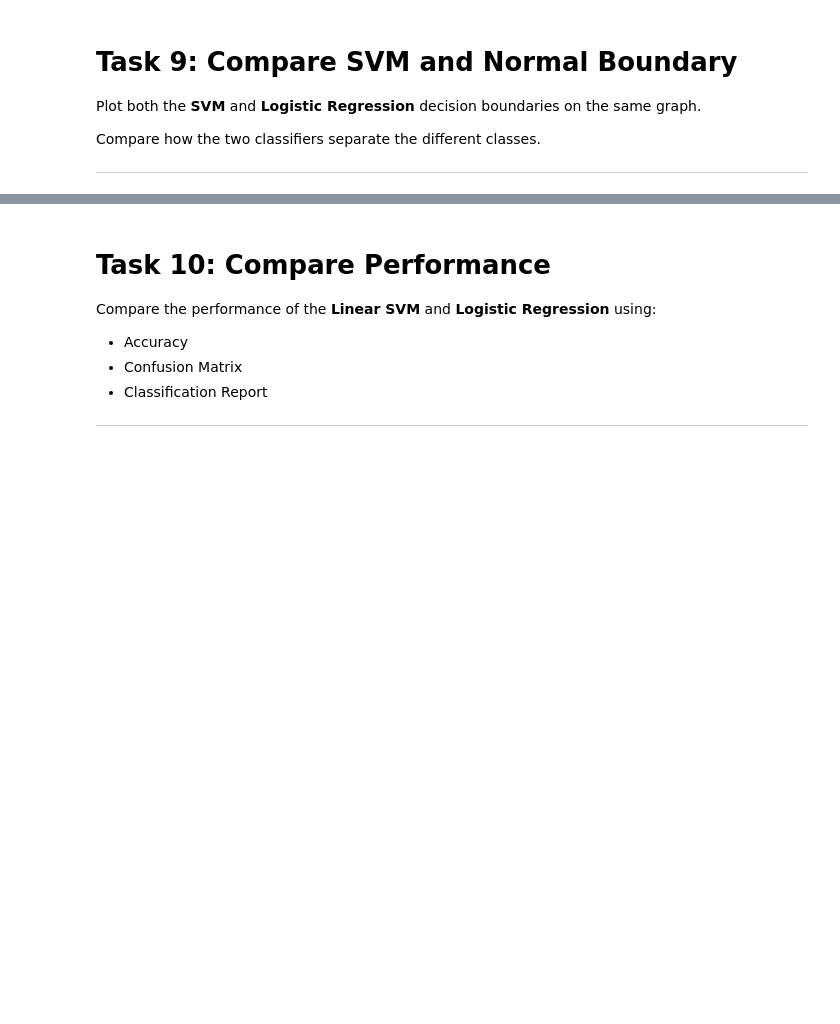
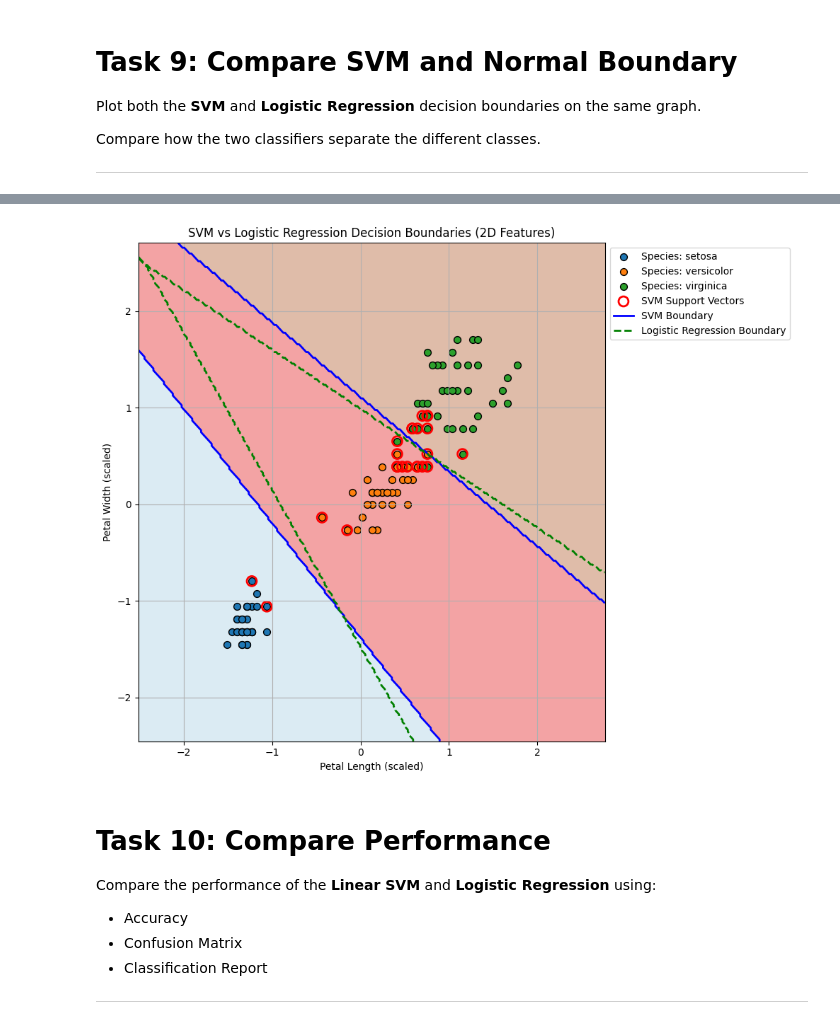
Before and after one commit to Taniya1701/CSL701-CS06_Machine-Learning-Lab, a Jupyter notebook: Experiments and Mini-Project/ML_Experiment_6.ipynb, the cells around one changed output, grey strips where cells are left out. Drawn from its saved outputs; the diff is of its cells as text; code cells hidden in the pictures; blank space fills up the shorter version.

```diff
--- a/Experiments and Mini-Project/ML_Experiment_6.ipynb
+++ b/Experiments and Mini-Project/ML_Experiment_6.ipynb
@@ -624,3 +401,74 @@ plt.show()
+# %%
+import matplotlib.pyplot as plt
+import numpy as np
+from matplotlib.lines import Line2D
+
+def plot_combined_decision_boundaries(X_scaled, y, svm_model, log_reg_model, title):
+    plt.figure(figsize=(10, 8))
+
+    x_min, x_max = X_scaled[:, 0].min() - 1, X_scaled[:, 0].max() + 1
+    y_min, y_max = X_scaled[:, 1].min() - 1, X_scaled[:, 1].max() + 1
+    xx, yy = np.meshgrid(np.arange(x_min, x_max, 0.02),
+                         np.arange(y_min, y_max, 0.02))
+
+    # Predict for SVM
+    Z_svm = svm_model.predict(np.c_[xx.ravel(), yy.ravel()])
+    Z_svm = Z_svm.reshape(xx.shape)
+
+    # Predict for Logistic Regression
+    Z_log_reg = log_reg_model.predict(np.c_[xx.ravel(), yy.ravel()])
+    Z_log_reg = Z_log_reg.reshape(xx.shape)
+
+    unique_labels = np.unique(y)
+    label_to_int = {label: i for i, label in enumerate(unique_labels)}
+    y_int = np.array([label_to_int[label] for label in y])
+
+    # Plot initial filled regions for SVM (lighter alpha)
+    Z_svm_int = np.array([label_to_int[label] for label in Z_svm.ravel()]).reshape(xx.shape)
+    plt.contourf(xx, yy, Z_svm_int, alpha=0.4, cmap=plt.cm.Paired)
+
+    # Plot data points with proper labels for legend
+    for label_val, label_int in label_to_int.items():
+        idx = (y_int == label_int)
+        plt.scatter(X_scaled[idx, 0], X_scaled[idx, 1],
+                    label=f'Species: {label_val}', s=50, edgecolors='k') # Removed cmap as 'c' is not provided
+
+    # Plot SVM decision boundaries (lines)
+    plt.contour(xx, yy, Z_svm_int, colors='blue', linestyles='-', levels=np.arange(len(unique_labels)) - 0.5, linewidths=2)
+
+    # Define Z_log_reg_int here
+    Z_log_reg_int = np.array([label_to_int[label] for label in Z_log_reg.ravel()]).reshape(xx.shape)
+
+    # Plot Logistic Regression decision boundaries (lines)
+    plt.contour(xx, yy, Z_log_reg_int, colors='green', linestyles='--', levels=np.arange(len(unique_labels)) - 0.5, linewidths=2)
+
+    # Plot support vectors if available (for SVM)
+    if hasattr(svm_model, 'support_vectors_'):
+        plt.scatter(svm_model.support_vectors_[:, 0], svm_model.support_vectors_[:, 1],
+                    s=100, facecolors='none', edgecolors='red', linewidth=2, label='SVM Support Vectors')
+
+    # Create custom legend handles for the decision boundaries
+    svm_line = Line2D([0], [0], color='blue', linestyle='-', lw=2, label='SVM Boundary')
+    log_reg_line = Line2D([0], [0], color='green', linestyle='--', lw=2, label='Logistic Regression Boundary')
+
+    # Get existing handles and labels, then add custom ones
+    handles, labels = plt.gca().get_legend_handles_labels()
+    handles.extend([svm_line, log_reg_line])
+    labels.extend(['SVM Boundary', 'Logistic Regression Boundary'])
+
+    plt.xlabel('Petal Length (scaled)')
+    plt.ylabel('Petal Width (scaled)')
+    plt.title(title)
+    plt.legend(handles=handles, labels=labels, loc='upper left', bbox_to_anchor=(1, 1)) # Place legend outside to avoid overlap
+    plt.grid(True)
+    plt.tight_layout()
+    plt.show()
+
+# Call the combined plotting function
+plot_combined_decision_boundaries(X_train_scaled_2d, y_train_2d, svm_linear_2d, log_reg_2d,
+                                  'SVM vs Logistic Regression Decision Boundaries (2D Features)')
+# %% [output]
+[figure, added]
 # %% [markdown]
 # Task 10: Compare Performance
 
```
Also changed, not shown: parts of 17 cells of this notebook.
